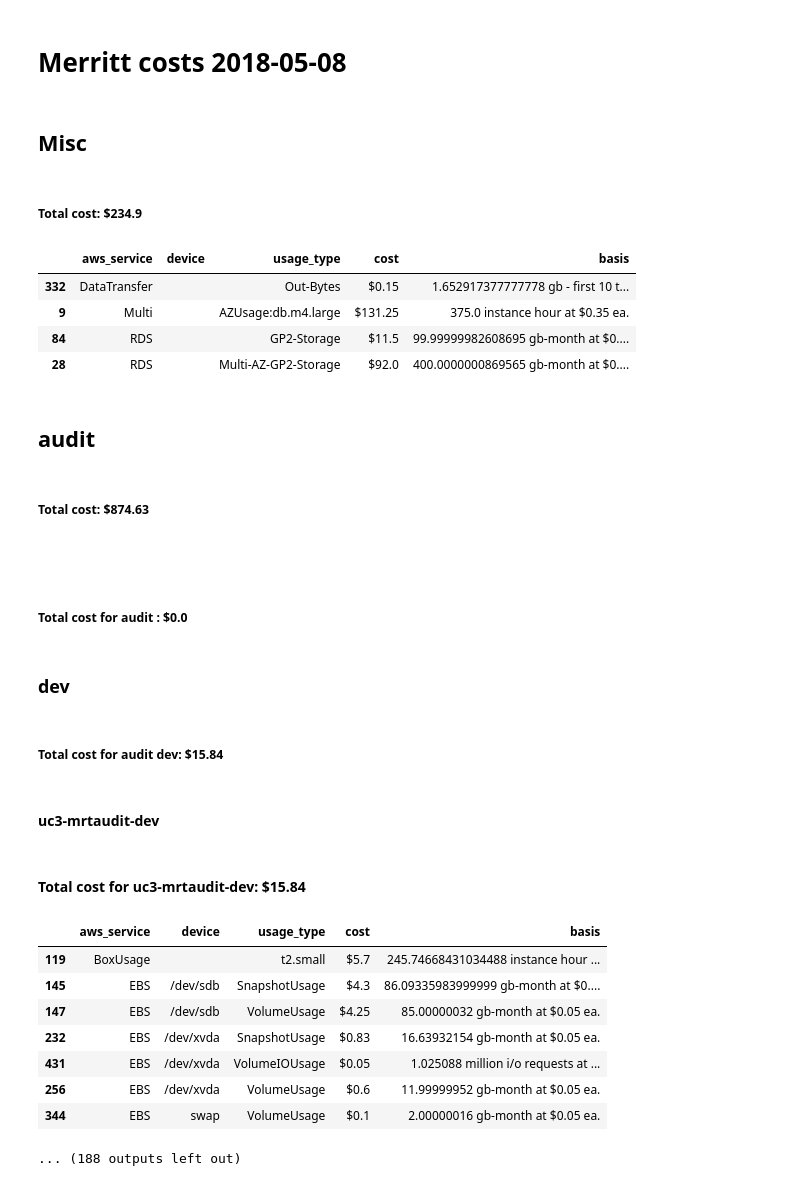
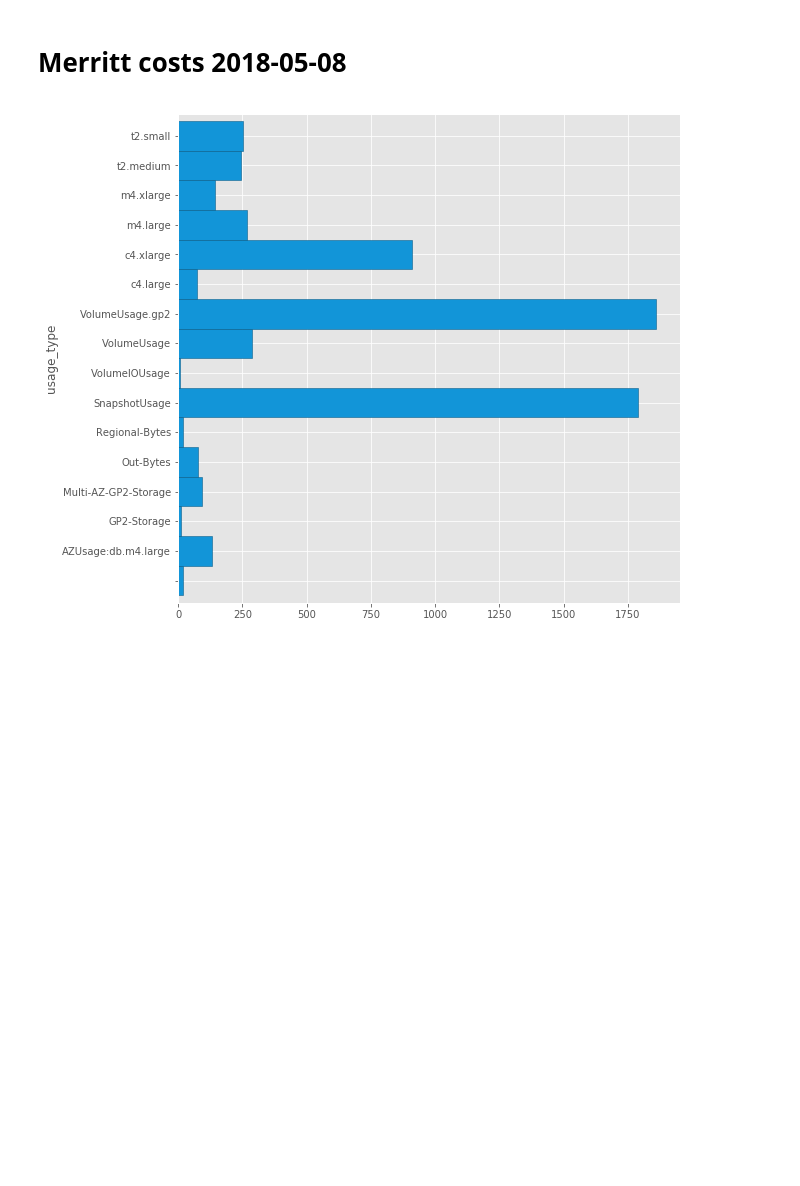
Before and after one commit to CDLUC3/merritt-aws, a Jupyter notebook: Costs.ipynb, the cells around one changed output. Saved outputs shown, nothing was run; the diff lists cells and outputs as text; code cells hidden in the pictures; blank space fills up the shorter version.

Commit message:
Display bar charts

```diff
--- a/Costs.ipynb
+++ b/Costs.ipynb
@@ -3,33 +5,9 @@ import src.config
 # %% [markdown]
 # Merritt costs 2018-05-08
-# %%
-from src.costs import *
-
-for service in services:
-    # TODO: figure out where extra ### is coming from
-    display_summary(service)
-# %% [output]
-## Misc
-##### Total cost: $234.9
-|  | aws_service | device | usage_type | cost | basis |
-| 332 | DataTransfer |  | Out-Bytes | $0.15 | 1.652917377777778 gb - first 10 t... |
-| 9 | Multi |  | AZUsage:db.m4.large | $131.25 | 375.0 instance hour at $0.35 ea. |
-| 84 | RDS |  | GP2-Storage | $11.5 | 99.99999982608695 gb-month at $0.... |
-| 28 | RDS |  | Multi-AZ-GP2-Storage | $92.0 | 400.0000000869565 gb-month at $0.... |
-## audit
-##### Total cost: $874.63
-###
-##### Total cost for audit : $0.0
-### dev
-##### Total cost for audit dev: $15.84
-#### uc3-mrtaudit-dev
-#### Total cost for uc3-mrtaudit-dev: $15.84
-|  | aws_service | device | usage_type | cost | basis |
-| 119 | BoxUsage |  | t2.small | $5.7 | 245.74668431034488 instance hour ... |
-| 145 | EBS | /dev/sdb | SnapshotUsage | $4.3 | 86.09335983999999 gb-month at $0.... |
-| 147 | EBS | /dev/sdb | VolumeUsage | $4.25 | 85.00000032 gb-month at $0.05 ea. |
-| 232 | EBS | /dev/xvda | SnapshotUsage | $0.83 | 16.63932154 gb-month at $0.05 ea. |
-| 431 | EBS | /dev/xvda | VolumeIOUsage | $0.05 | 1.025088 million i/o requests at ... |
-| 256 | EBS | /dev/xvda | VolumeUsage | $0.6 | 11.99999952 gb-month at $0.05 ea. |
-| 344 | EBS | swap | VolumeUsage | $0.1 | 2.00000016 gb-month at $0.05 ea. |
-... (188 outputs left out)
+# %%
+from src.costs import *
+
+plot = plot_costs_by_usage(costs)
+plt.show()
+# %% [output]
+[figure, added]
```
Also changed, not shown: parts of 2 cells of this notebook, 1 other file.
